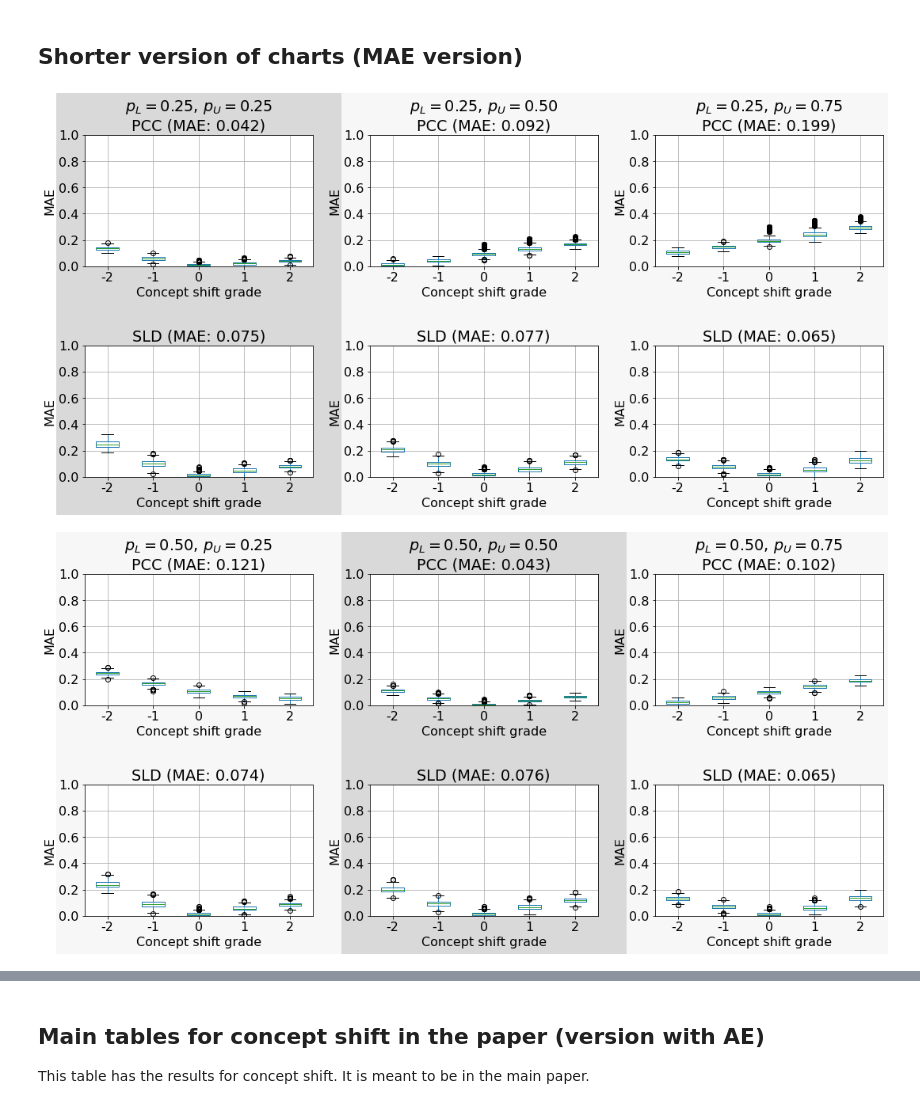
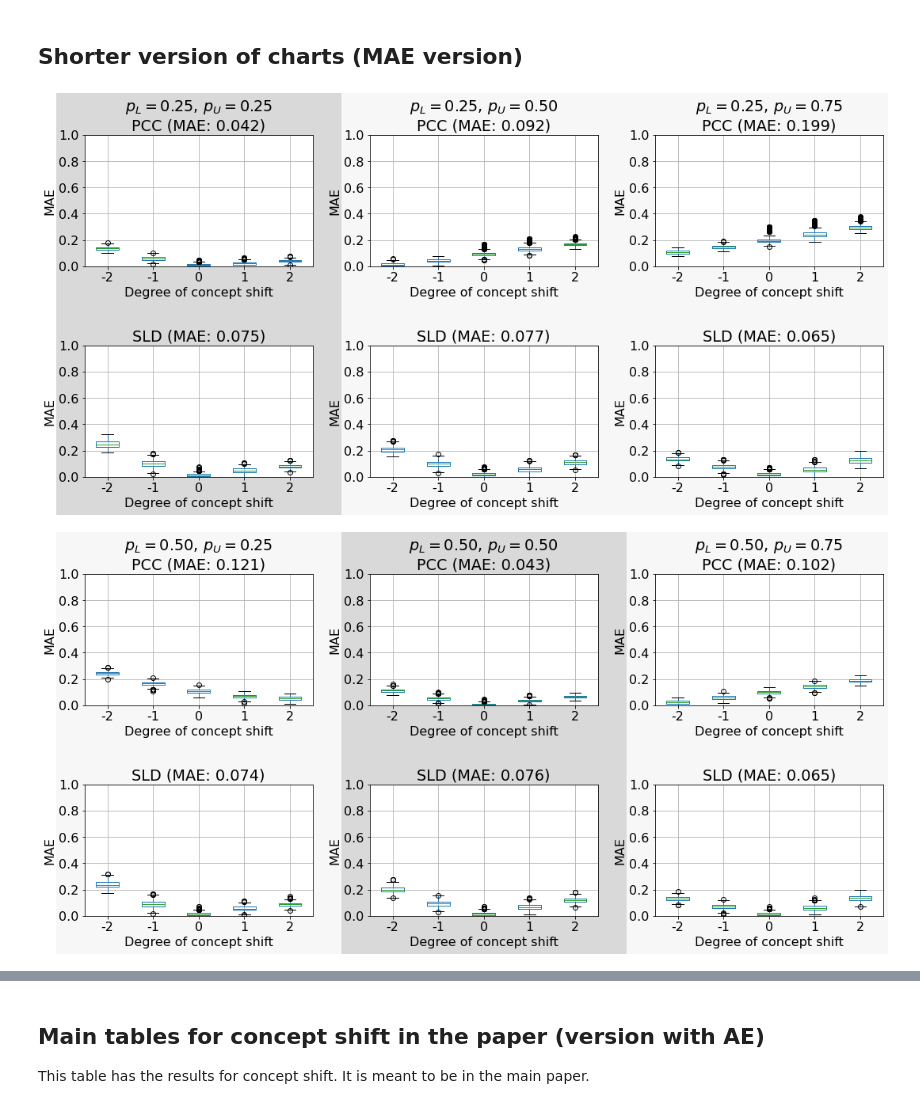
Before and after one commit to pglez82/quant_datasetshift, a Jupyter notebook: analyze_results_concept.ipynb, the cells around one changed output, grey strips where cells are left out. Drawn from its saved outputs; the diff is of its cells as text; code cells hidden in the pictures.

```diff
--- a/analyze_results_concept.ipynb
+++ b/analyze_results_concept.ipynb
@@ -145,30 +145,30 @@ for p_train in ps_train:
 # %%
 quantificators = ["PCC", "SLD"]
 
 for i, p_train in enumerate(ps_train):
     fig = plt.figure(figsize=(15,8))
     subfigs = fig.subfigures(ncols=3,wspace=2)
     plt.subplots_adjust(hspace=0.6)
 
     for j, p_test in enumerate(ps_test):
         axs = subfigs[j].subplots(nrows=2)
         for k,quant_name in enumerate(quantificators):
             exp_id = "%s_%f_%f" % (quant_name,p_train,p_test)
             results = results_dict[quant_name]
             results = results.loc[(results['p_test'] == p_test) & (results['p_train'] == p_train)]
             axs[k].set_ylim(0, 1)
             axs[k].set_ylabel(error)
             results.boxplot(ax=axs[k],column='MAE',by='cut_points')
-            axs[k].set_xlabel("Concept shift grade")
+            axs[k].set_xlabel("Degree of concept shift")
             axs[k].set_title("%s (%s: %.3f)"  % (quant_name,error,mean_error_methods[exp_id]))
         subfigs[j].suptitle('$p_{L}=%.2f$, $p_{U}=%.2f$' % (p_train,p_test))
         if p_train==p_test:
             subfigs[j].set_facecolor('0.85')
         else:
             subfigs[j].set_facecolor('0.97')
 
     plt.savefig(os.path.join(export_dir,"images/conceptsummary_{}.pdf".format(p_train)),format='pdf',bbox_inches='tight')
     plt.savefig(os.path.join(export_dir,"images/conceptsummary_{}.png".format(p_train)),format='png',bbox_inches='tight')
 # %% [output]
-[figure, old version]
+[figure, new version]
-[figure, old version]
+[figure, new version]
```
Also changed, not shown: parts of 2 cells of this notebook, 3 other files.
